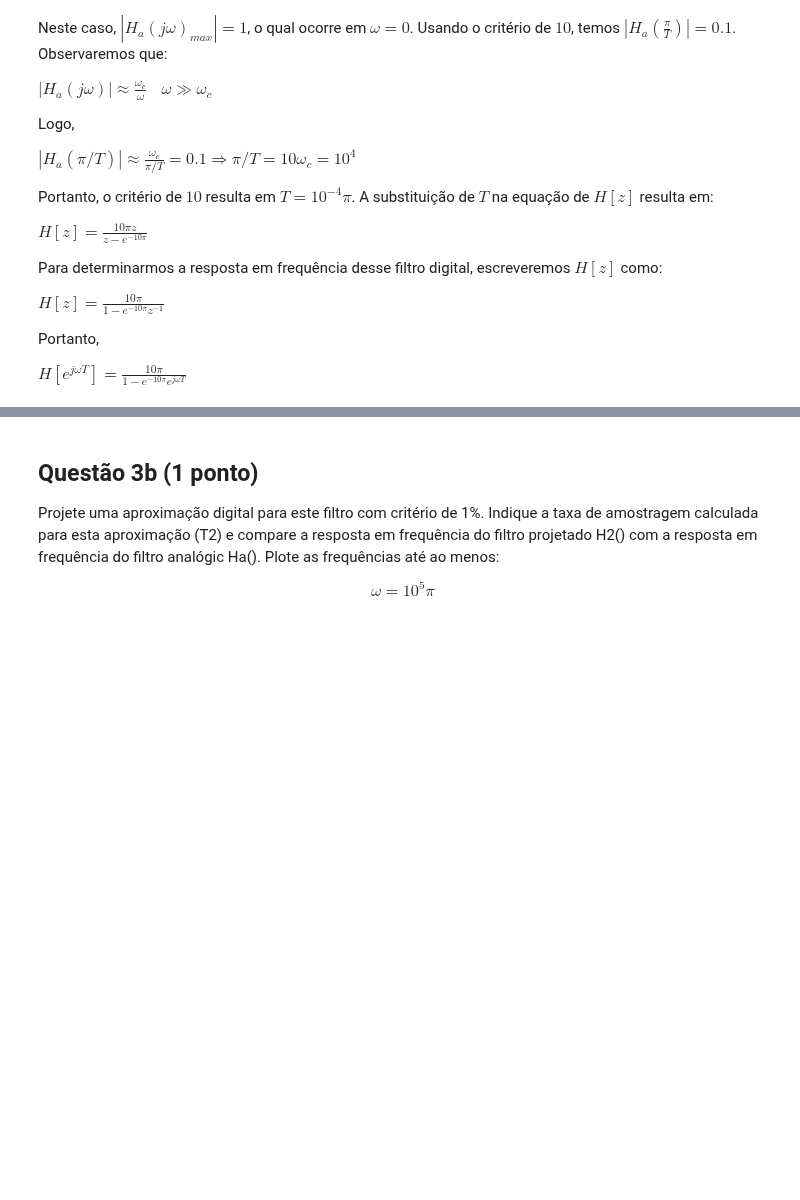
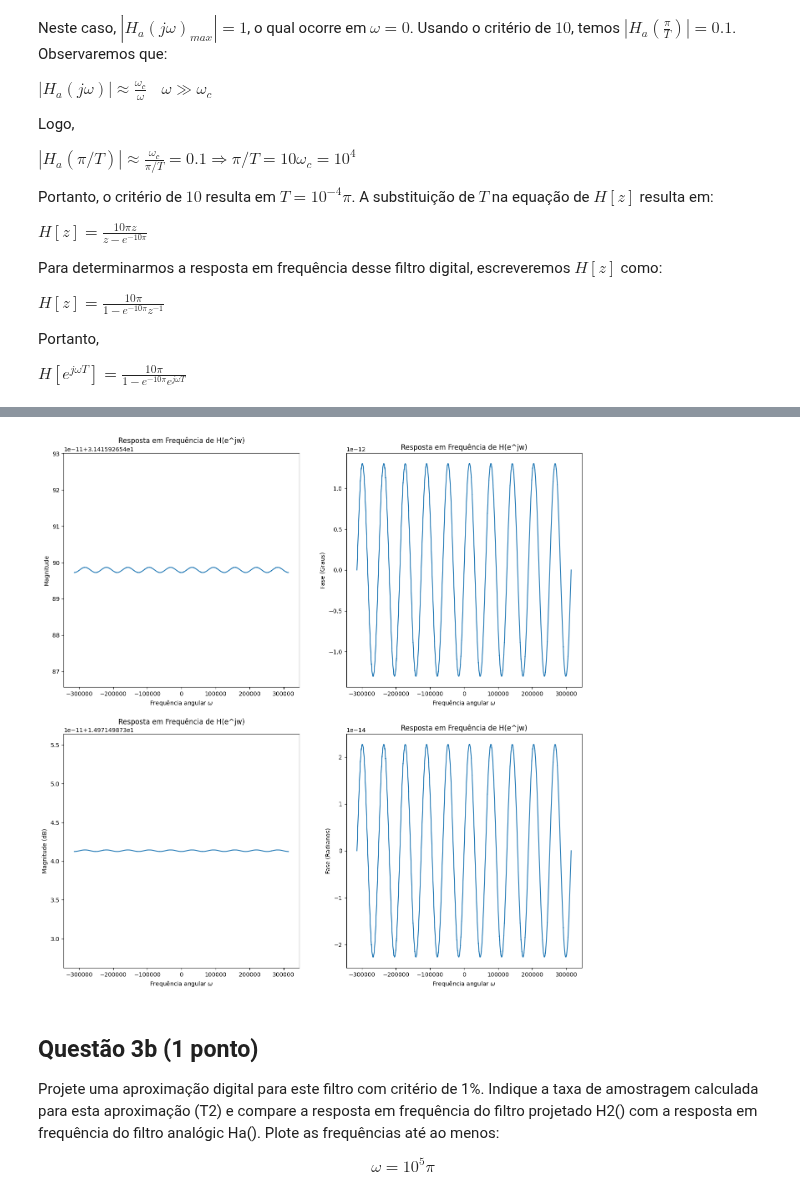
Before and after one commit to akaTsunemori/signal-processing-studies, a Jupyter notebook: projeto-2/projeto2.ipynb, the cells around one changed output, grey strips where cells are left out. Saved outputs shown, nothing was run; the diff lists cells and outputs as text; code cells hidden in the pictures; blank space fills up the shorter version.

```diff
--- a/projeto-2/projeto2.ipynb
+++ b/projeto-2/projeto2.ipynb
@@ -17,3 +15,30 @@ Coloque abaixo as funções desenvolvidas para este projeto.
+# %%
+def plot_freq_response(H: np.ndarray, w: np.ndarray) -> None: # Função para plotar a resposta em frequência para dados H e w
+    H_abs = abs(H)
+    H_phase_deg = np.angle(H, deg=True)
+    # Definindo os subplots
+    _, ax = plt.subplots(nrows=2, ncols=2, figsize=(16, 16))
+    plt.setp(ax[:, :], xlabel='Frequência angular $\omega$')
+    # Magnitude
+    ax[0, 0].plot(w, H_abs)
+    ax[0, 0].set_title('Resposta em Frequência de H(e^jw)')
+    plt.setp(ax[0, 0], ylabel='Magnitude')
+    # Fase em graus
+    ax[0, 1].plot(w, H_phase_deg)
+    ax[0, 1].set_title('Resposta em Frequência de H(e^jw)')
+    plt.setp(ax[0, 1], ylabel='Fase (Graus)')
+    # Magnitude em dB
+    H_mag_db = 10 * np.log10(abs(H))
+    H_phase = np.angle(H)
+    ax[1, 0].plot(w, H_mag_db)
+    ax[1, 0].set_title('Resposta em Frequência de H(e^jw)')
+    plt.setp(ax[1, 0], ylabel='Magnitude (dB)')
+    # Fase em rad
+    ax[1, 1].plot(w, H_phase)
+    ax[1, 1].set_title('Resposta em Frequência de H(e^jw)')
+    plt.setp(ax[1, 1], ylabel='Fase (Radianos)')
+    # Mostrar resultado
+    plt.show()
 # %% [markdown]
 # Questão 1
 
@@ -265,3 +222,15 @@ plt.show()
+# %%
+b0, b1 = 10 * np.pi, 0
+a0, a1 = 1, np.e ** (-10 * np.pi)
+
+w = np.linspace(-10**5 * np.pi, 10**5 * np.pi, 10000)
+w_axis = np.exp(1j * w)
+
+H = (b0 * w_axis + b1) / (a0 * w_axis + a1)
+
+plot_freq_response(H, w)
+# %% [output]
+[figure, added]
 # %% [markdown]
 ## Questão 3b (1  ponto)
 
```
Also changed, not shown: parts of 6 cells of this notebook.
